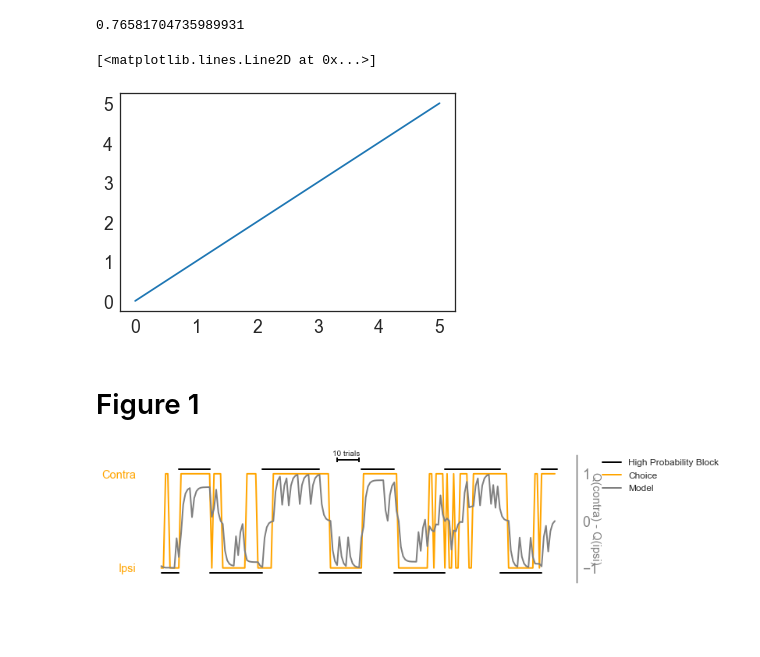
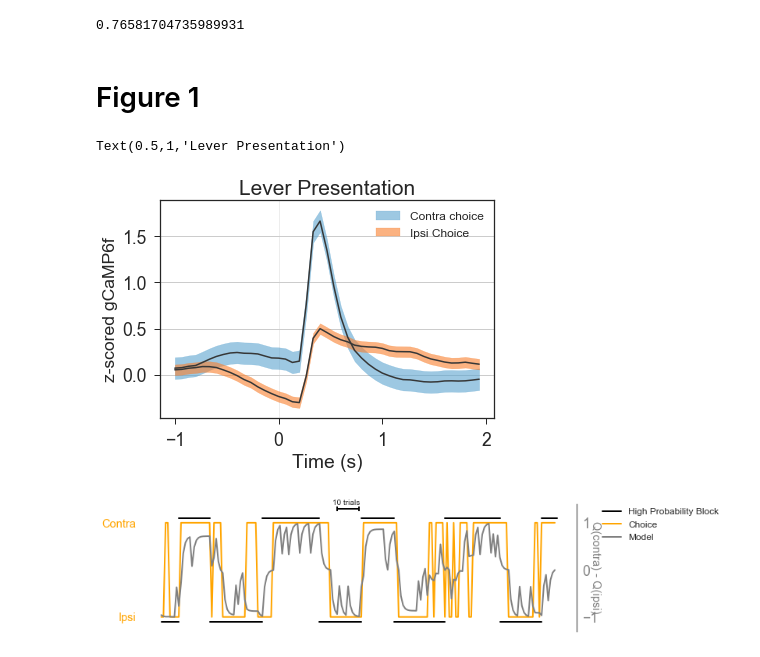
Before and after one commit to rachelstephlee/qlearning, a Jupyter notebook: Paper_V2.ipynb, the cells around one changed output. Saved outputs shown, nothing was run; the diff lists cells and outputs as text; code cells hidden in the pictures; blank space fills up the shorter version.

```diff
--- a/Paper_V2.ipynb
+++ b/Paper_V2.ipynb
@@ -120,13 +120,49 @@ for df_i in [df_corr_DMS, df_corr_NaC]:
 # 3K samples of Q_i, then average.
 
 # df_corr['bQ_i'] = pd.qcut(df_corr['Q_c'] - df_corr['Q_dir_diff'], Q_BINS_QUANTILES)
-# %%
-plt.plot(np.arange(6))
-# %% [output]
-[<matplotlib.lines.Line2D at 0x...>]
-[figure, removed]
 # %% [markdown]
 # Figure 1
+# %%
+sz = 12
+categories = ['Con', 'Ips']
+column = 'Action'
+cat_names = ['Contra choice', 'Ipsi Choice']
+
+ax = plt.gca()
+palettes = [ 'Blues', 'Oranges']
+
+
+for subcat_i, [subcat_name, subcat, palette] in enumerate(zip(cat_names, categories, palettes)):
+    df_src = df_corr_DMS[df_corr_DMS[column] == subcat]
+    color_palette = sns.color_palette(palette, len(qlims))
+
+    gcamp = np.vstack(df_src[timelocked])
+    x = np.arange(-LEN_BEFORE/15, LEN_AFTER/ 15, 1/15)
+    y = np.mean(gcamp, axis = 0)
+    col = color_palette[5]
+    lw = 1.5
+
+    error = np.std(y, axis = 0) / np.sqrt(NS)
+    ax.plot(x, y, color = '#363737', linewidth = lw)
+    ax.fill_between(x, y-error, y+error, color = col, alpha = 0.6, label = subcat_name)
+
+
+
+
+plt.ylabel('z-scored gCaMP6f', size = 'small')
+
+
+
+ax.yaxis.grid(True)
+ax.axvline(0, color = 'lightgray', alpha = 0.5, zorder = 0, lw = 0.8), # ls = ':'
+
+ax.set_xlabel('Time (s)')
+
+plt.legend( fontsize = sz)
+ax.set_title('Lever Presentation')
+# %% [output]
+Text(0.5,1,'Lever Presentation')
+[figure, added]
 # %%
 sz = 12
 figure = plt.figure(figsize=(10,3))
```
Also changed, not shown: parts of 12 cells of this notebook.
